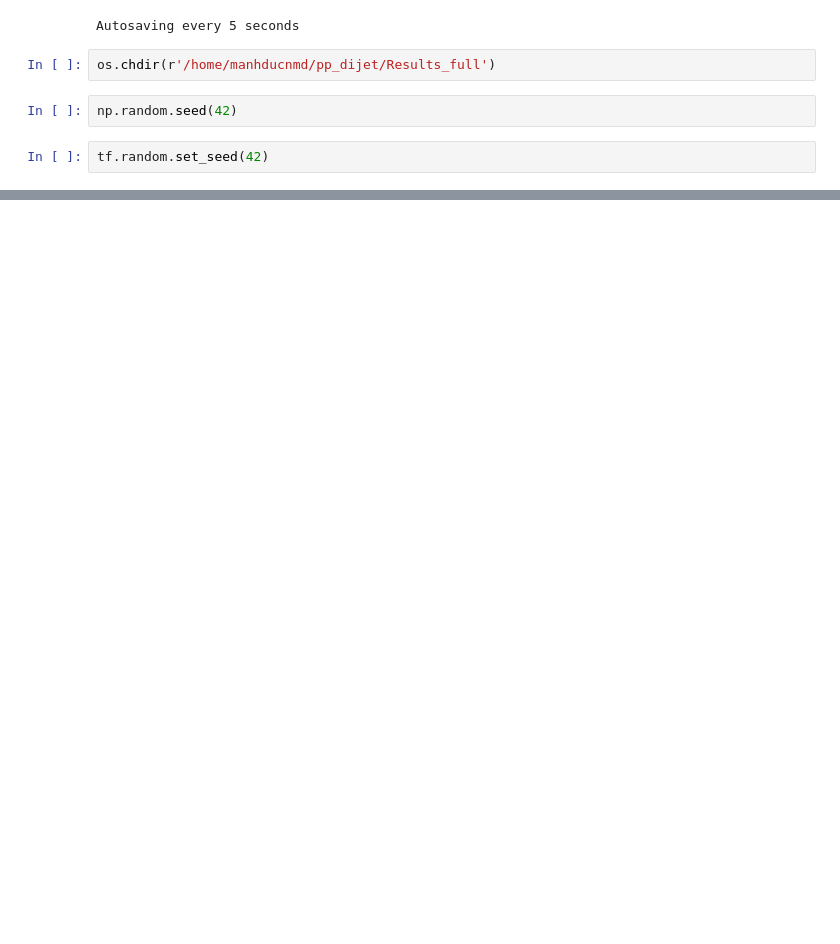
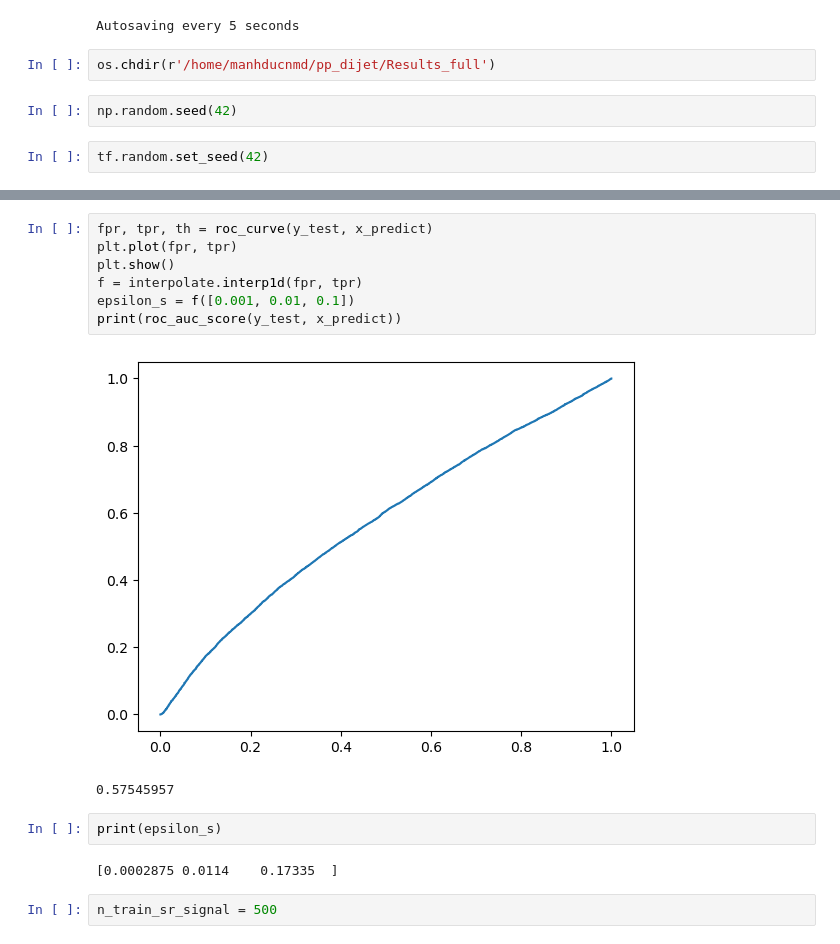
Before and after one commit to manhducnmd1/Summer_Research_CWoLa, a Jupyter notebook: Machine learning pipeline.ipynb, the cells around one changed output, grey strips where cells are left out. Saved outputs shown, nothing was run; the diff lists cells and outputs as text; blank space fills up the shorter version.

```diff
--- a/Machine learning pipeline.ipynb
+++ b/Machine learning pipeline.ipynb
@@ -204,0 +270,16 @@ Std of significance = 0.32:  [0.00025207 0.00261597 0.02780098]
+# %%
+fpr, tpr, th = roc_curve(y_test, x_predict)
+plt.plot(fpr, tpr)
+plt.show()
+f = interpolate.interp1d(fpr, tpr)
+epsilon_s = f([0.001, 0.01, 0.1])
+print(roc_auc_score(y_test, x_predict))
+# %% [output]
+[figure, added]
+0.57545957
+# %%
+print(epsilon_s)
+# %% [output]
+[0.0002875 0.0114    0.17335  ]
+# %%
+n_train_sr_signal = 500
```
Also changed, not shown: parts of 19 cells of this notebook.
